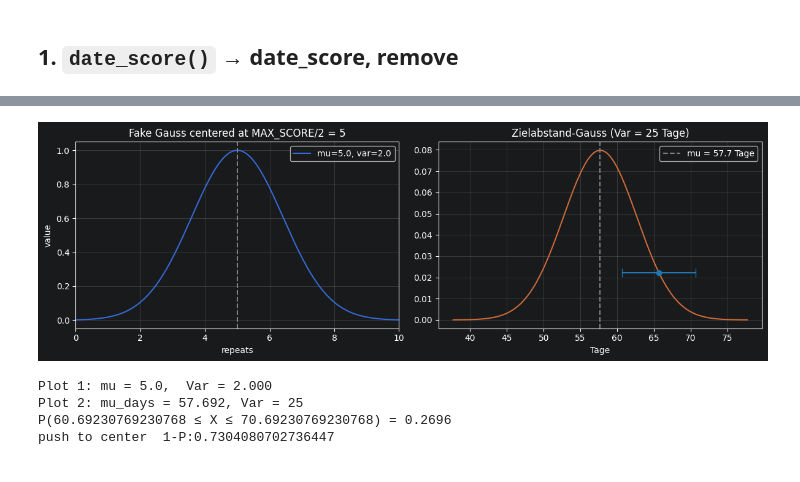
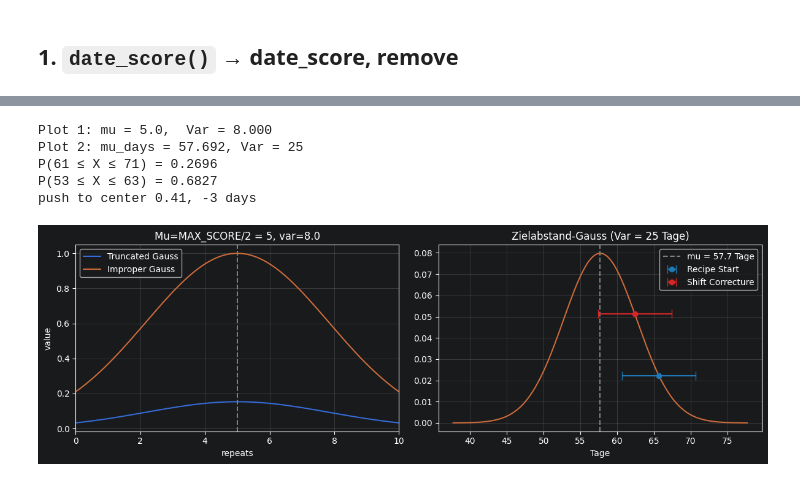
Before and after one commit to FunPhantasie/SmartFood, a Jupyter notebook: docs/Testing/date_score.ipynb, the cells around one changed output, grey strips where cells are left out. Drawn from its saved outputs; the diff is of its cells as text; code cells hidden in the pictures.

```diff
--- a/docs/Testing/date_score.ipynb
+++ b/docs/Testing/date_score.ipynb
@@ -68,70 +84,84 @@ Midpoint Value: 0.0
 # %%
-USAGE_WINDOW = 30        # Tage, ueber die die App-Nutzung gezaehlt wird ("ein Monat")
-COUNT_USAGE_APP =13 #getUsage(USAGE_WINDOW) Past number of Days App use DURING USAGE_WINDOW
-COUNT_RECIPES_COOKED_ATLEAST_TWICE =25 #recipes coooked more equal than twice (Update when you write in that Recipe was counted,Only Up no checking every Recipe everytime)
 TARGET_LEVEL = 0.9       # beim Zielabstand T soll die Kurve 90 % vom Max erreichen
 #Sigma contains around 68,27 %
+
 def gauss(x, mu=0.0, var=1.0):
     x = np.asarray(x, dtype=float)
     return 1/(np.sqrt(var*2*np.pi)) * np.exp(-0.5 * ((x - mu)**2 )/var)
 
-def fake_gauss(x, mu=0.0, var=1.0,amp=1):
+def gauss_cdf(x, mu=0.0, var=1.0):
+    return 0.5 * (1 + erf((x - mu) / np.sqrt(2 * var)))
+
+def truncated_gauss(x, mu=0.0, var=1.0, a=-np.inf, b=np.inf):
+    x = np.asarray(x, dtype=float)
+    Z = gauss_cdf(b, mu, var) - gauss_cdf(a, mu, var)
+    y = gauss(x, mu, var) / Z
+    return np.where((x >= a) & (x <= b), y, 0.0)
+
+def improper_density_distribution(x, mu=0.0, var=1.0,amp=1):
     x = np.asarray(x, dtype=float)
     return amp * np.exp(-0.5 * ((x - mu)**2 )/var)
+
+
 def ideal_distance_recipe(mean, M, repeat):
     """Zielabstand T = mean + w(repeat) * |M - mean|. Ohne mean (< 2 dates) gilt M."""
     mean = M if np.isnan(mean) else mean
     return mean + repeat_weight(repeat) * abs(M - mean)
-
-def gauss_cdf(x, mu=0.0, var=1.0):
-    return 0.5 * (1 + erf((x - mu) / np.sqrt(2 * var)))
 # %%
 # Plot 1: Score-Gauss
-var_score = 2.0 #points
+var_score = 8.0 #points
 # Plot 2: Zielabstand-Gauss (in Tagen)
-app_mean = USAGE_WINDOW / COUNT_USAGE_APP            # ~2.31 Tage zwischen Nutzungen
-mu_days = app_mean * COUNT_RECIPES_COOKED_ATLEAST_TWICE   # ~57.7
-var_days = min(30,COUNT_RECIPES_COOKED_ATLEAST_TWICE)                                   # Streuung in Tagen
+ # ~57.7
+var_days_app = min(30,COUNT_RECIPES_COOKED_ATLEAST_TWICE)                                   # Streuung in Tagen
 
-x0, dx = mu_days+8, 5
+x0, dx = periodcycle_app + 8, 5
 a, b = x0 - dx, x0 + dx
 
 fig, (ax1, ax2) = plt.subplots(1, 2, figsize=(12, 4))
 
 # 1) Gauss um MAX_SCORE/2, x von 0 bis MAX_SCORE
 repeats = np.linspace(0, MAX_SCORE, 201)
-ax1.plot(repeats, fake_gauss(repeats, mu=MAX_SCORE / 2    , var=var_score),label=f"mu={MAX_SCORE / 2:.1f}, var={var_score}")
+ax1.plot(repeats, truncated_gauss(repeats, mu=MAX_SCORE / 2    , var=var_score,a=0,b=10),label=f"Truncated Gauss")
+ax1.plot(repeats, improper_density_distribution(repeats, mu=MAX_SCORE / 2    , var=var_score),label=f"Improper Gauss ")
 ax1.axvline(MAX_SCORE / 2, ls="--", color="gray")
-ax1.set_title(f"Fake Gauss centered at MAX_SCORE/2 = {MAX_SCORE / 2:.0f}")
+ax1.set_title(f"Mu=MAX_SCORE/2 = {MAX_SCORE / 2:.0f}, var={var_score}")
 ax1.set_xlabel("repeats")
 ax1.set_ylabel("value")
 ax1.set_xlim(0, MAX_SCORE)
-ax1.legend()
+ax1.legend(loc="upper left")
 ax1.grid(True, alpha=0.3)
 
 # 2) Gauss um mu (Tage), +/- 4 sigma
-x_days = np.linspace(mu_days - 20, mu_days +20, 401)
-ax2.plot(x_days,gauss(x_days, mu=mu_days, var=var_days), color="C1")
-ax2.axvline(mu_days, ls="--", color="gray", label=f"mu = {mu_days:.1f} Tage")
-ax2.errorbar(x0, gauss(x0, mu=mu_days, var=var_days), xerr=dx, fmt='o', capsize=5, color='tab:blue')
-ax2.set_title(f"Zielabstand-Gauss (Var = {var_days:.0f} Tage)")
+x_days = np.linspace(periodcycle_app - 20, periodcycle_app + 20, 401)
+ax2.plot(x_days, gauss(x_days, mu=periodcycle_app, var=var_days_app), color="C1")
+ax2.axvline(periodcycle_app, ls="--", color="gray", label=f"mu = {periodcycle_app:.1f} Tage")
+ax2.errorbar(x0, gauss(x0, mu=periodcycle_app, var=var_days_app), xerr=dx, fmt='o', capsize=5, color='tab:blue', label="Recipe Start")
+ax2.set_title(f"Zielabstand-Gauss (Var = {var_days_app:.0f} Tage)")
 ax2.set_xlabel("Tage")
-ax2.legend()
+
 ax2.grid(True, alpha=0.3)
 
-plt.tight_layout()
-plt.show()
+
 
 print(f"Plot 1: mu = {MAX_SCORE / 2},  Var = {var_score:.3f}")
-print(f"Plot 2: mu_days = {mu_days:.3f}, Var = {var_days}")
+print(f"Plot 2: mu_days = {periodcycle_app:.3f}, Var = {var_days_app}")
 
-p = gauss_cdf(b, mu_days, var_days) - gauss_cdf(a, mu_days, var_days)
-print(f"P({a} ≤ X ≤ {b}) = {p:.4f}")
-y_max = 1 / np.sqrt(2 * np.pi * var_days)
-print(f"push to center  1-P:{1-p}")
+p_akt = gauss_cdf(b, periodcycle_app, var_days_app) - gauss_cdf(a, periodcycle_app, var_days_app)
+p_best = gauss_cdf(periodcycle_app + dx, periodcycle_app, var_days_app) - gauss_cdf(periodcycle_app - dx, periodcycle_app, var_days_app)
+print(f"P({a:.0f} ≤ X ≤ {b:.0f}) = {p_akt:.4f}")
+print(f"P({periodcycle_app - dx:.0f} ≤ X ≤ {periodcycle_app + dx:.0f}) = {p_best:.4f}")
+
+korrektur= (periodcycle_app - x0) * (p_best - p_akt)
+print(f"push to center {p_best-p_akt:.2f}, {(periodcycle_app - x0) * (p_best - p_akt):.0f} days")
+
+ax2.errorbar(x0 + korrektur, gauss(x0 + korrektur, mu=periodcycle_app, var=var_days_app), xerr=dx, fmt='o', capsize=5, color='tab:red', label="Shift Correcture")
+plt.tight_layout()
+ax2.legend()
+plt.show()
 # %% [output]
+Plot 1: mu = 5.0,  Var = 8.000
+Plot 2: mu_days = 57.692, Var = 25
+P(61 ≤ X ≤ 71) = 0.2696
+P(53 ≤ X ≤ 63) = 0.6827
+push to center 0.41, -3 days
-[figure, old version]
+[figure, new version]
-Plot 1: mu = 5.0,  Var = 2.000
-Plot 2: mu_days = 57.692, Var = 25
-P(60.69230769230768 ≤ X ≤ 70.69230769230768) = 0.2696
-push to center  1-P:0.7304080702736447
```
Also changed, not shown: parts of 16 cells of this notebook, 1 other file.
